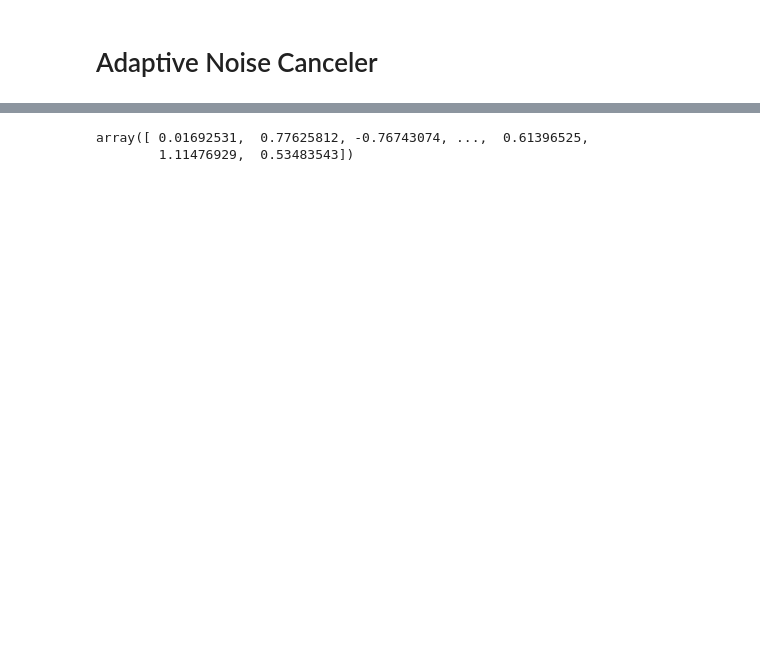
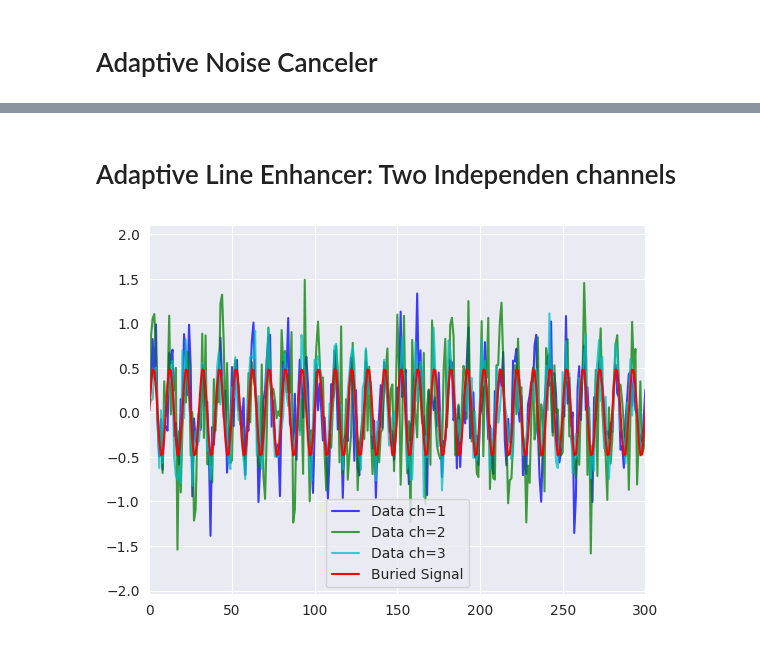
Before and after one commit to HCIP-6250-Spring-2024/linville_medium, a Jupyter notebook: scripts/Conv1.ipynb, the cells around one changed output, grey strips where cells are left out. Saved outputs shown, nothing was run; the diff lists cells and outputs as text; code cells hidden in the pictures; blank space fills up the shorter version.

```diff
--- a/scripts/Conv1.ipynb
+++ b/scripts/Conv1.ipynb
@@ -220,5 +224,29 @@ plt.xlim([N-200,N])
-# %%
-data
-# %% [output]
-array([ 0.01692531,  0.77625812, -0.76743074, ...,  0.61396525,
-        1.11476929,  0.53483543])
+# %% [markdown]
+# Adaptive Line Enhancer: Two Independen channels
+# %%
+#Generate Data
+f = 3
+Fs = f*10
+delay=10
+N = 1024*2 + delay
+noise  = np.random.normal(0,scale=(0.3,0.5,0.25),size=(N,3))
+signal = 0.5*np.sin((2 * np.pi * f * np.arange(N) + np.pi/3)/ Fs)
+data = signal[:,np.newaxis] + noise
+
+#plt.plot(np.squeeze(data),label='Resonator Data')
+plt.plot(data[:,0],label='Data ch=1',c='b',alpha=0.75)
+plt.plot(data[:,1],label='Data ch=2',c='g',alpha=0.75)
+plt.plot(data[:,2],label='Data ch=3',c='c',alpha=0.75)
+plt.plot(signal,label='Buried Signal',c='r')
+plt.legend()
+plt.xlim([0,300])
+
+
+S=N-delay
+B=1
+x_train1=np.reshape(data[0:-delay,0],(B,S,1))
+x_train2=np.reshape(data[0:-delay,1],(B,S,1))
+x_train3=np.reshape(data[0:-delay,2],(B,S,1))
+y_train=np.reshape(data[delay:,-1],(B,S,1))
+# %% [output]
+[figure, added]
```
Also changed, not shown: parts of 18 cells of this notebook, 2 other files.
